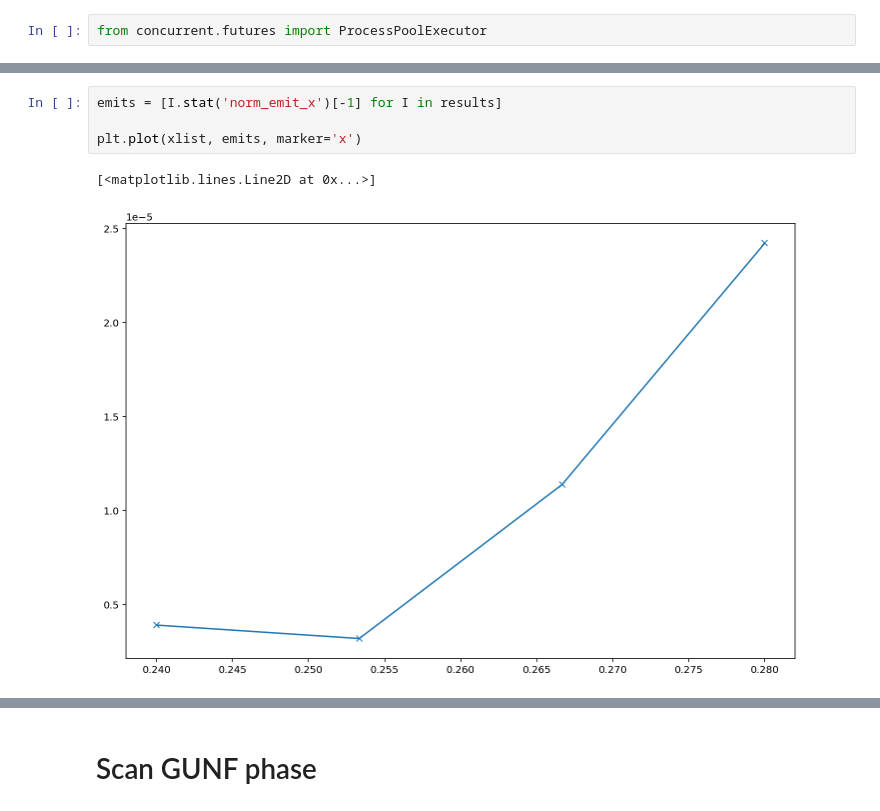
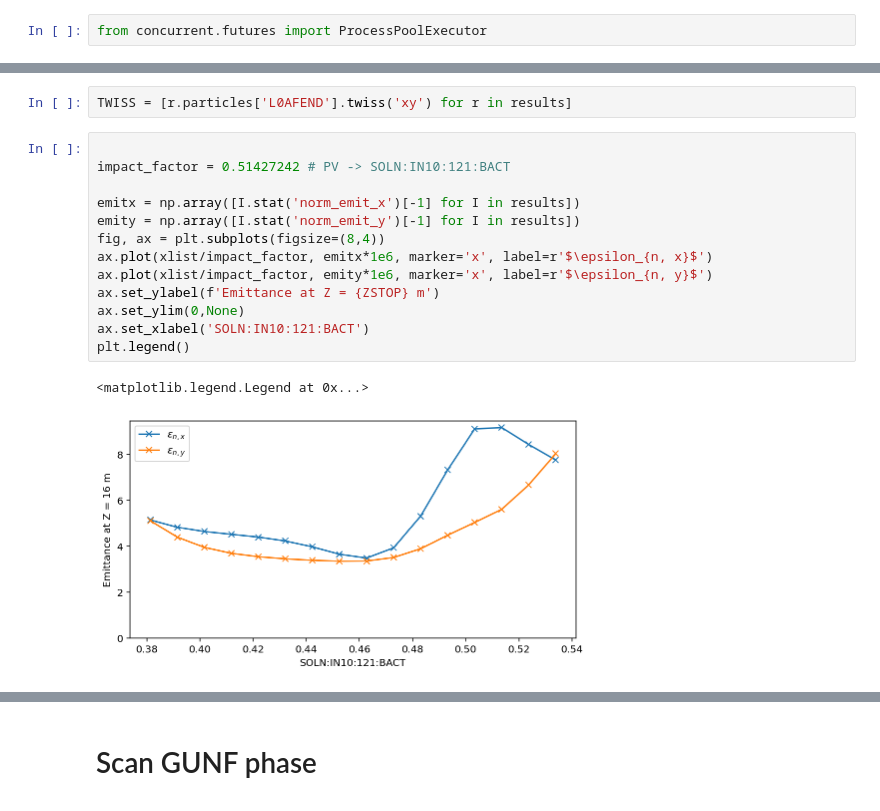
Before and after one commit to slaclab/facet2-lattice, a Jupyter notebook: impact/models/f2e_inj/scan-solenoid.ipynb, the cells around one changed output, grey strips where cells are left out. Drawn from its saved outputs; the diff is of its cells as text.

Commit message:
Add L0AFEND writing from Impact, resample for Bmad

```diff
--- a/impact/models/f2e_inj/scan-solenoid.ipynb
+++ b/impact/models/f2e_inj/scan-solenoid.ipynb
@@ -149,7 +179,18 @@ for dt, I in zip(xlist, results):
-# %%
-emits = [I.stat('norm_emit_x')[-1] for I in results]
-
-plt.plot(xlist, emits, marker='x')
-# %% [output]
-[<matplotlib.lines.Line2D at 0x...>]
-[figure, removed]
+# %%
+TWISS = [r.particles['L0AFEND'].twiss('xy') for r in results]
+# %%
+
+impact_factor = 0.51427242 # PV -> SOLN:IN10:121:BACT
+
+emitx = np.array([I.stat('norm_emit_x')[-1] for I in results])
+emity = np.array([I.stat('norm_emit_y')[-1] for I in results])
+fig, ax = plt.subplots(figsize=(8,4))
+ax.plot(xlist/impact_factor, emitx*1e6, marker='x', label=r'$\epsilon_{n, x}$')
+ax.plot(xlist/impact_factor, emity*1e6, marker='x', label=r'$\epsilon_{n, y}$')
+ax.set_ylabel(f'Emittance at Z = {ZSTOP} m')
+ax.set_ylim(0,None)
+ax.set_xlabel('SOLN:IN10:121:BACT')
+plt.legend()
+# %% [output]
+<matplotlib.legend.Legend at 0x...>
+[figure, added]
```
Also changed, not shown: parts of 30 cells of this notebook, 3 other files.
